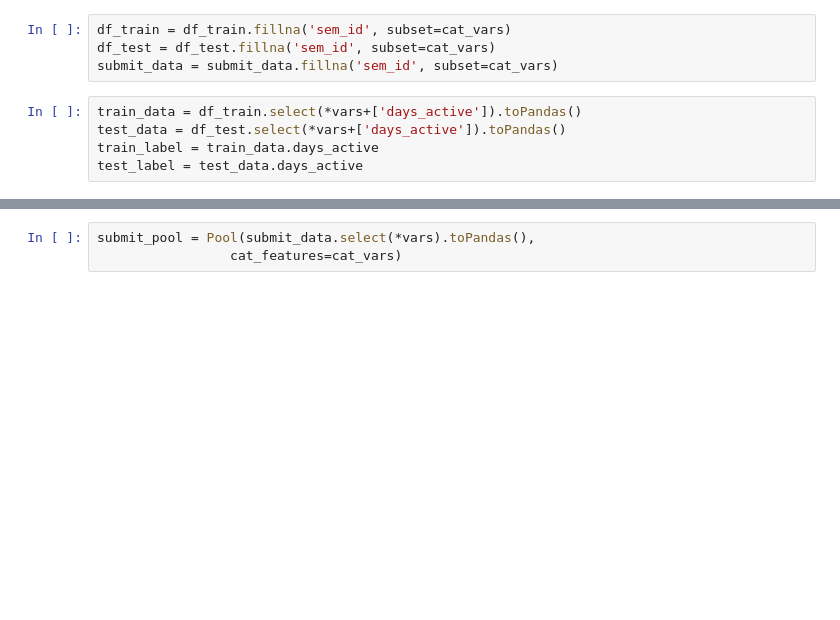
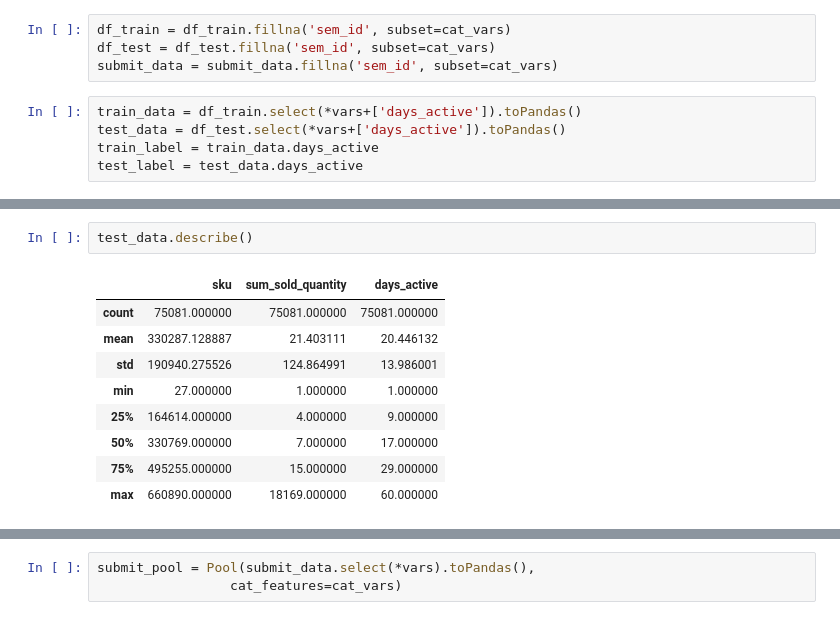
Before and after one commit to brunotagoncalves/MeLi_2021_demand_prediction, a Jupyter notebook: meli_EDA_6th_sub.ipynb, the cells around one changed output, grey strips where cells are left out. Drawn from its saved outputs; the diff is of its cells as text; blank space fills up the shorter version.

```diff
--- a/meli_EDA_6th_sub.ipynb
+++ b/meli_EDA_6th_sub.ipynb
@@ -333,3 +352,15 @@ test_label = test_data.days_active
+# %%
+test_data.describe()
+# %% [output]
+|  | sku | sum_sold_quantity | days_active |
+| count | 75081.000000 | 75081.000000 | 75081.000000 |
+| mean | 330287.128887 | 21.403111 | 20.446132 |
+| std | 190940.275526 | 124.864991 | 13.986001 |
+| min | 27.000000 | 1.000000 | 1.000000 |
+| 25% | 164614.000000 | 4.000000 | 9.000000 |
+| 50% | 330769.000000 | 7.000000 | 17.000000 |
+| 75% | 495255.000000 | 15.000000 | 29.000000 |
+| max | 660890.000000 | 18169.000000 | 60.000000 |
 # %%
 # initialize data
 #train_data = g_df.loc[:,vars].sample(frac=.01,random_state=123)
```
Also changed, not shown: parts of 19 cells of this notebook.
